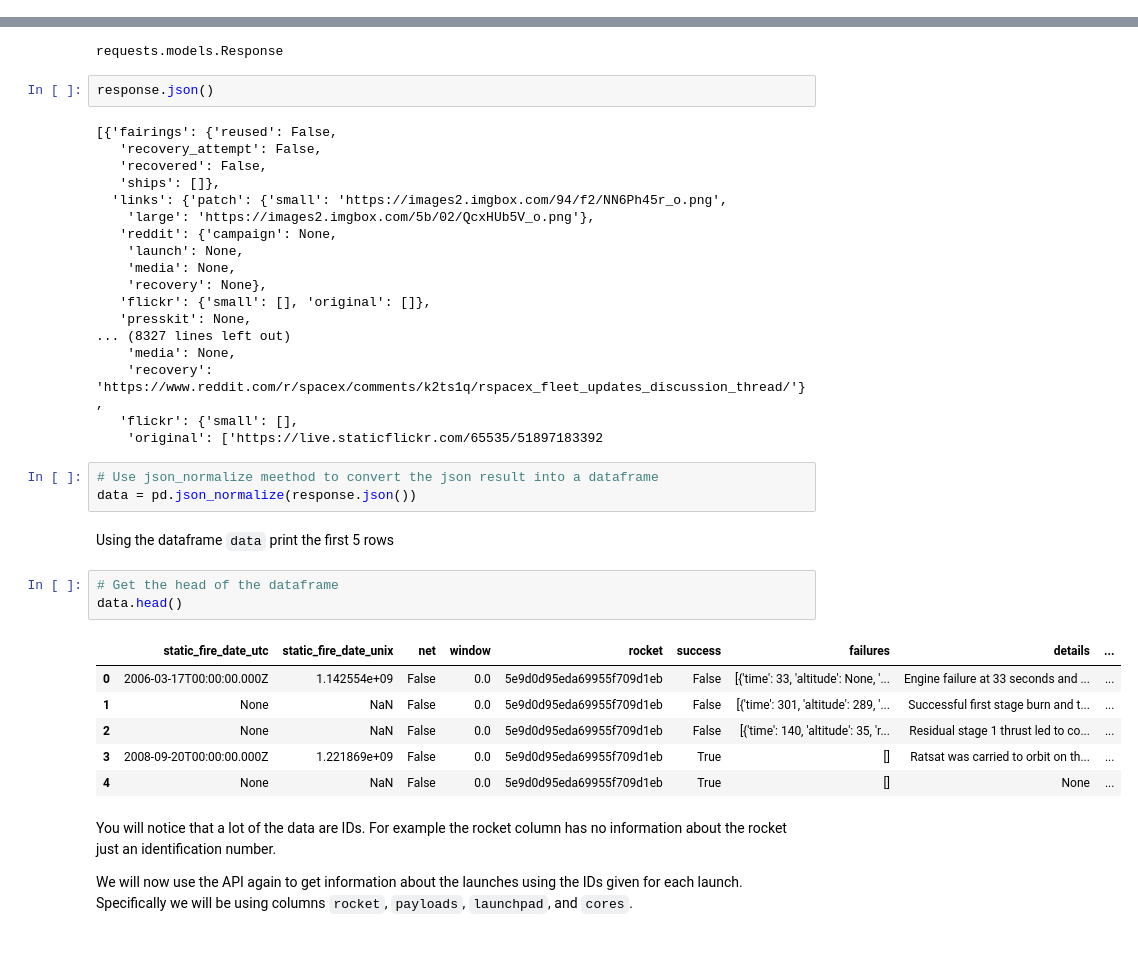
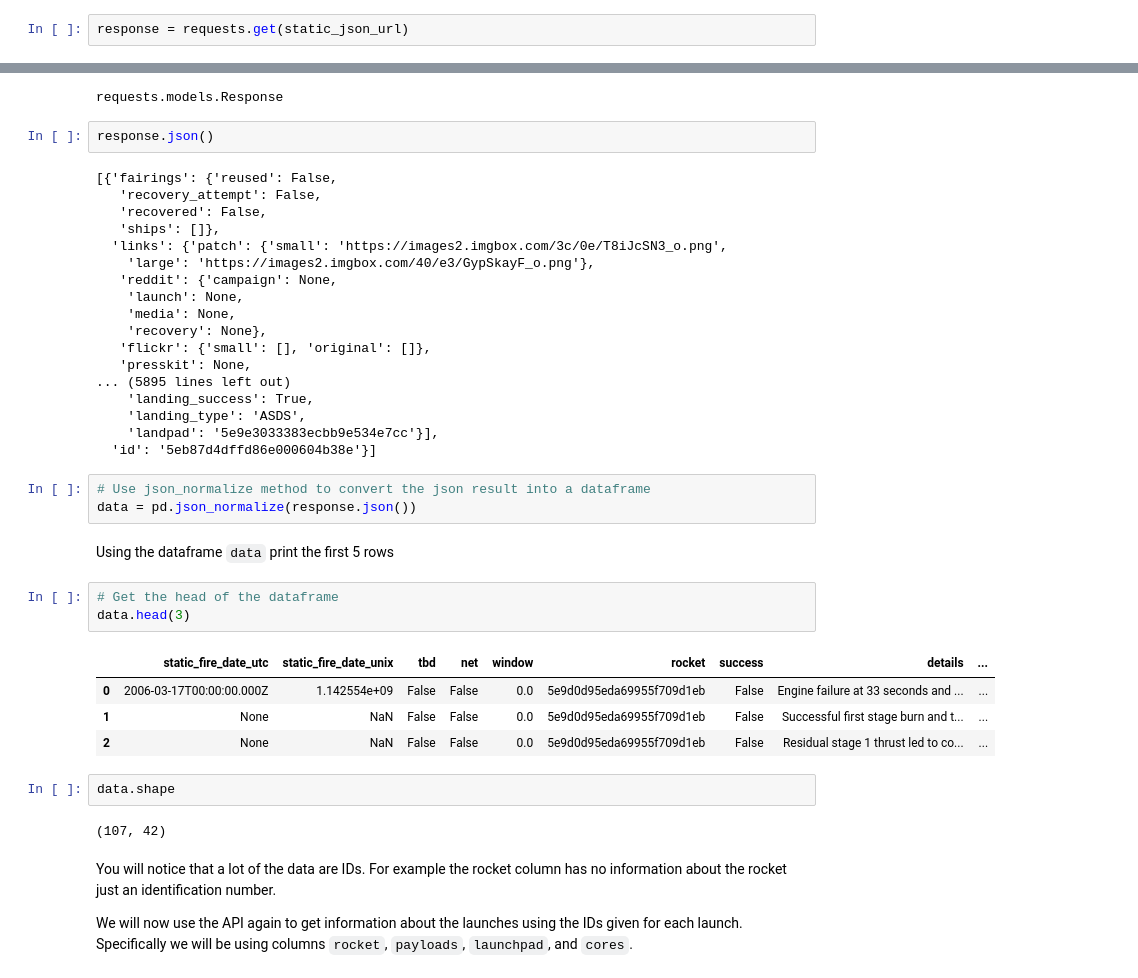
Before and after one commit to markkhusid/Applied_Data_Science_Capstone, a Jupyter notebook: Week_1_Introduction/Lab_1_Collecting_the_Data/jupyter-labs-spacex-data-collection-api.ipynb, the cells around one changed output, grey strips where cells are left out. Cells and saved outputs as stored; diff of their text form; blank space fills up the shorter version.

Commit message:
additional work on presentation and revamped lab 1 to use static JSON data

```diff
--- a/Week_1_Introduction/Lab_1_Collecting_the_Data/jupyter-labs-spacex-data-collection-api.ipynb
+++ b/Week_1_Introduction/Lab_1_Collecting_the_Data/jupyter-labs-spacex-data-collection-api.ipynb
@@ -126,6 +126,8 @@ To make the requested JSON results more consistent, we will use the following st
 # %%
 static_json_url=\
     'https://cf-courses-data.s3.us.cloud-object-storage.appdomain.cloud/IBM-DS0321EN-SkillsNetwork/datasets/API_call_spacex_api.json'
+# %%
+response = requests.get(static_json_url)
 # %% [markdown]
 We should see that the request was successfull with the 200 status response code
 # %%
@@ -149,34 +151,36 @@ response.json()
    'recovery_attempt': False,
    'recovered': False,
    'ships': []},
-  'links': {'patch': {'small': 'https://images2.imgbox.com/94/f2/NN6Ph45r_o.png',
-    'large': 'https://images2.imgbox.com/5b/02/QcxHUb5V_o.png'},
+  'links': {'patch': {'small': 'https://images2.imgbox.com/3c/0e/T8iJcSN3_o.png',
+    'large': 'https://images2.imgbox.com/40/e3/GypSkayF_o.png'},
    'reddit': {'campaign': None,
     'launch': None,
     'media': None,
     'recovery': None},
    'flickr': {'small': [], 'original': []},
    'presskit': None,
-... (8327 lines left out)
-    'media': None,
-    'recovery': 'https://www.reddit.com/r/spacex/comments/k2ts1q/rspacex_fleet_updates_discussion_thread/'},
-   'flickr': {'small': [],
-    'original': ['https://live.staticflickr.com/65535/51897183392
+... (5895 lines left out)
+    'landing_success': True,
+    'landing_type': 'ASDS',
+    'landpad': '5e9e3033383ecbb9e534e7cc'}],
+  'id': '5eb87d4dffd86e000604b38e'}]
 # %%
-# Use json_normalize meethod to convert the json result into a dataframe
+# Use json_normalize method to convert the json result into a dataframe
 data = pd.json_normalize(response.json())
 # %% [markdown]
 Using the dataframe <code>data</code> print the first 5 rows
 # %%
 # Get the head of the dataframe
-data.head()
+data.head(3)
 # %% [output]
-|  | static_fire_date_utc | static_fire_date_unix | net | window | rocket | success | failures | details | ... |
-| 0 | 2006-03-17T00:00:00.000Z | 1.142554e+09 | False | 0.0 | 5e9d0d95eda69955f709d1eb | False | [{'time': 33, 'altitude': None, '... | Engine failure at 33 seconds and ... | ... |
-| 1 | None | NaN | False | 0.0 | 5e9d0d95eda69955f709d1eb | False | [{'time': 301, 'altitude': 289, '... | Successful first stage burn and t... | ... |
-| 2 | None | NaN | False | 0.0 | 5e9d0d95eda69955f709d1eb | False | [{'time': 140, 'altitude': 35, 'r... | Residual stage 1 thrust led to co... | ... |
-| 3 | 2008-09-20T00:00:00.000Z | 1.221869e+09 | False | 0.0 | 5e9d0d95eda69955f709d1eb | True | [] | Ratsat was carried to orbit on th... | ... |
-| 4 | None | NaN | False | 0.0 | 5e9d0d95eda69955f709d1eb | True | [] | None | ... |
+|  | static_fire_date_utc | static_fire_date_unix | tbd | net | window | rocket | success | details | ... |
+| 0 | 2006-03-17T00:00:00.000Z | 1.142554e+09 | False | False | 0.0 | 5e9d0d95eda69955f709d1eb | False | Engine failure at 33 seconds and ... | ... |
+| 1 | None | NaN | False | False | 0.0 | 5e9d0d95eda69955f709d1eb | False | Successful first stage burn and t... | ... |
+| 2 | None | NaN | False | False | 0.0 | 5e9d0d95eda69955f709d1eb | False | Residual stage 1 thrust led to co... | ... |
+# %%
+data.shape
+# %% [output]
+(107, 42)
 # %% [markdown]
 You will notice that a lot of the data are IDs. For example the rocket column has no information about the rocket just an identification number.
 
```
Also changed, not shown: parts of 3 cells of this notebook, 4 other files.
